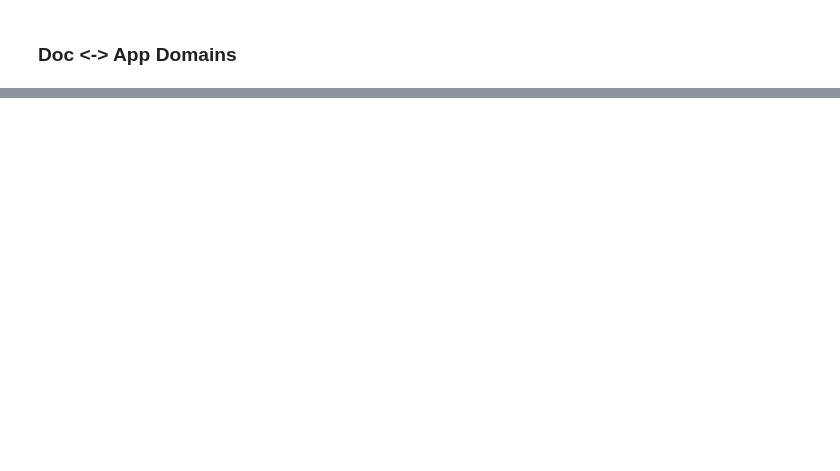
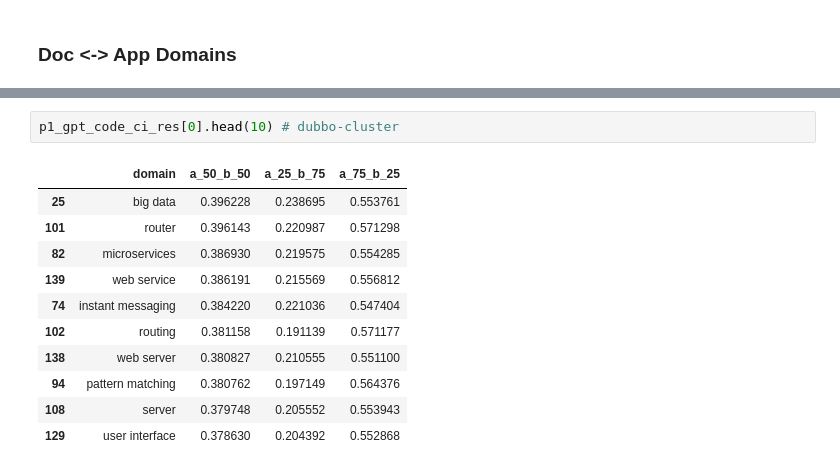
Before and after one commit to zakipauzi/concept-domain-coverage, a Jupyter notebook: 3_mapping.ipynb, the cells around one changed output, grey strips where cells are left out. Drawn from its saved outputs; the diff is of its cells as text; blank space fills up the shorter version.

```diff
--- a/3_mapping.ipynb
+++ b/3_mapping.ipynb
@@ -176,0 +408,14 @@ angle_sim_code_df
+# %%
+p1_gpt_code_ci_res[0].head(10) # dubbo-cluster
+# %% [output]
+|  | domain | a_50_b_50 | a_25_b_75 | a_75_b_25 |
+| 25 | big data | 0.396228 | 0.238695 | 0.553761 |
+| 101 | router | 0.396143 | 0.220987 | 0.571298 |
+| 82 | microservices | 0.386930 | 0.219575 | 0.554285 |
+| 139 | web service | 0.386191 | 0.215569 | 0.556812 |
+| 74 | instant messaging | 0.384220 | 0.221036 | 0.547404 |
+| 102 | routing | 0.381158 | 0.191139 | 0.571177 |
+| 138 | web server | 0.380827 | 0.210555 | 0.551100 |
+| 94 | pattern matching | 0.380762 | 0.197149 | 0.564376 |
+| 108 | server | 0.379748 | 0.205552 | 0.553943 |
+| 129 | user interface | 0.378630 | 0.204392 | 0.552868 |
```
Also changed, not shown: parts of 55 cells of this notebook, 11 other files.
